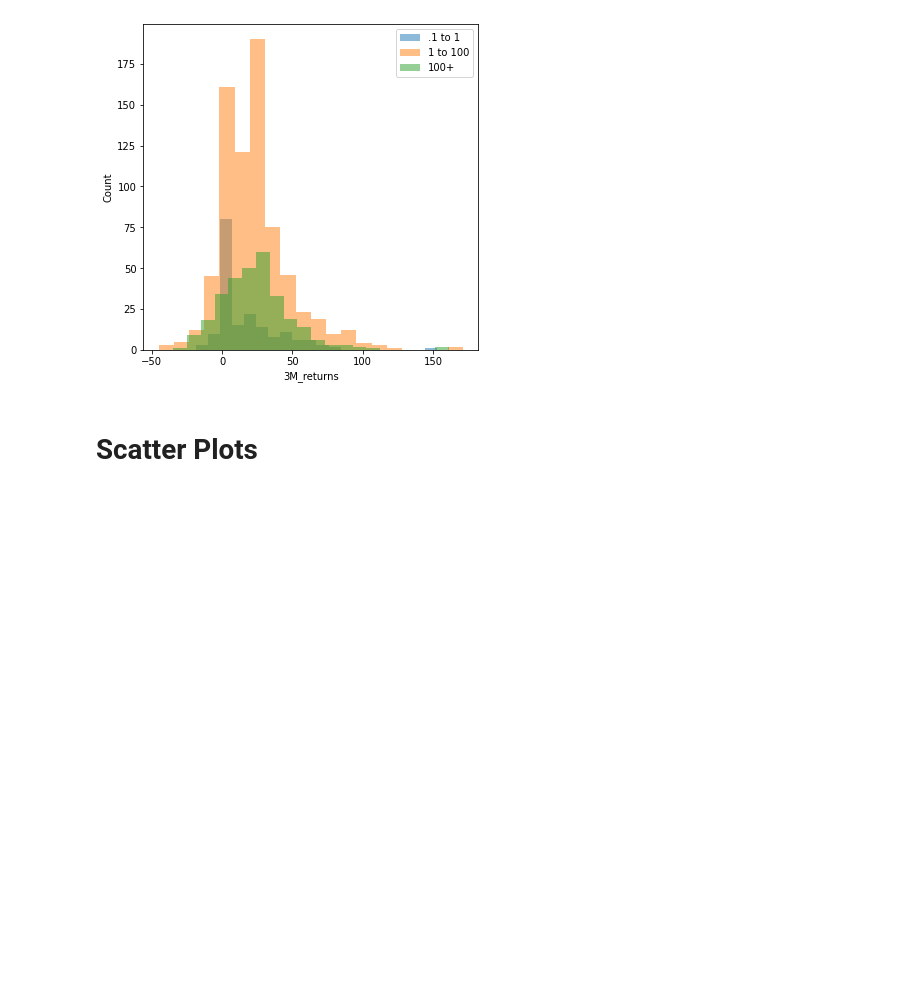
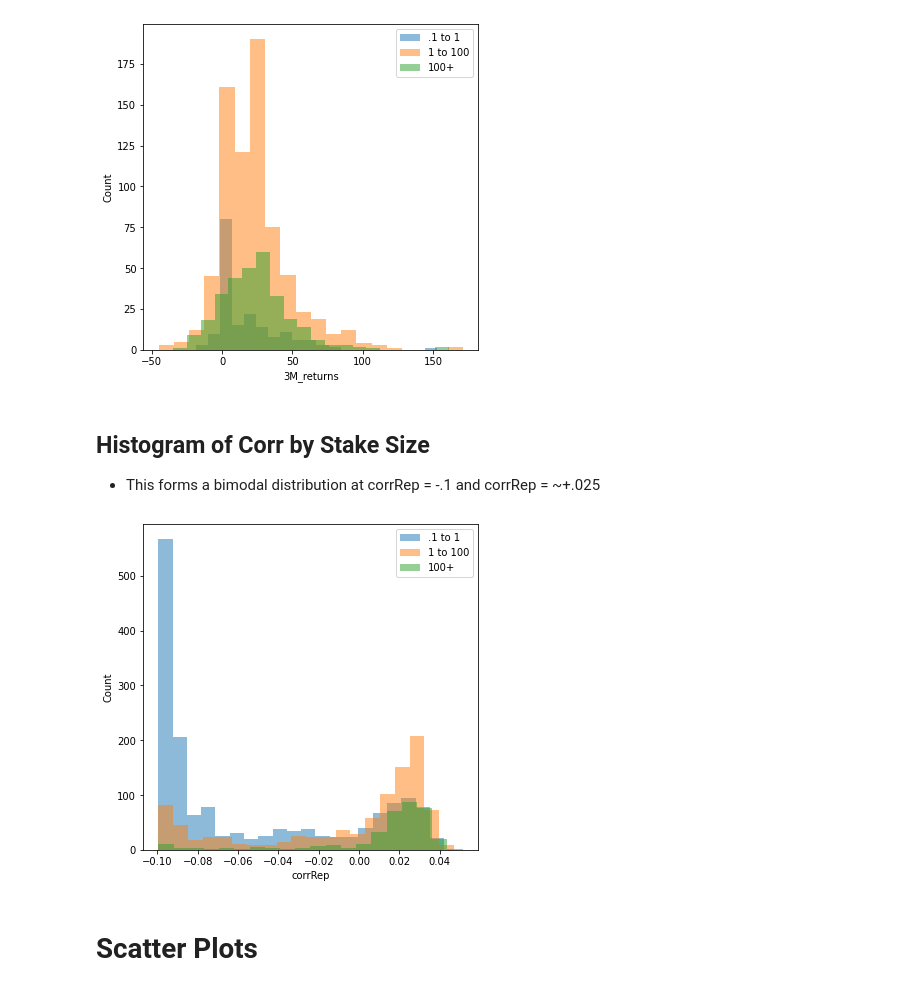
Before and after one commit to parkerburchett/Numerai, a Jupyter notebook: NumerAI LeaderBoard Analysis.ipynb, the cells around one changed output. Saved outputs shown, nothing was run; the diff lists cells and outputs as text; code cells hidden in the pictures; blank space fills up the shorter version.

```diff
--- a/NumerAI LeaderBoard Analysis.ipynb
+++ b/NumerAI LeaderBoard Analysis.ipynb
@@ -199,6 +202,21 @@ plt.legend(['.1 to 1','1 to 100','100+'])
 plt.show()
 # %% [output]
 [figure]
+# %% [markdown]
+## Histogram of Corr by Stake Size
+
+- This forms a bimodal distribution at corrRep = -.1 and corrRep = ~+.025
+# %%
+col = 'corrRep'
+
+create_histogram(df,col=col, min_stake=0, max_stake=1)
+create_histogram(df,col=col, min_stake=1, max_stake=100)
+create_histogram(df, col=col,min_stake=100, max_stake=1000000)
+
+plt.legend(['.1 to 1','1 to 100','100+'])
+plt.show()
+# %% [output]
+[figure, added]
 # %% [markdown]
 # Scatter Plots
 # %%
```
Also changed, not shown: parts of 15 cells of this notebook, 3 other files.
